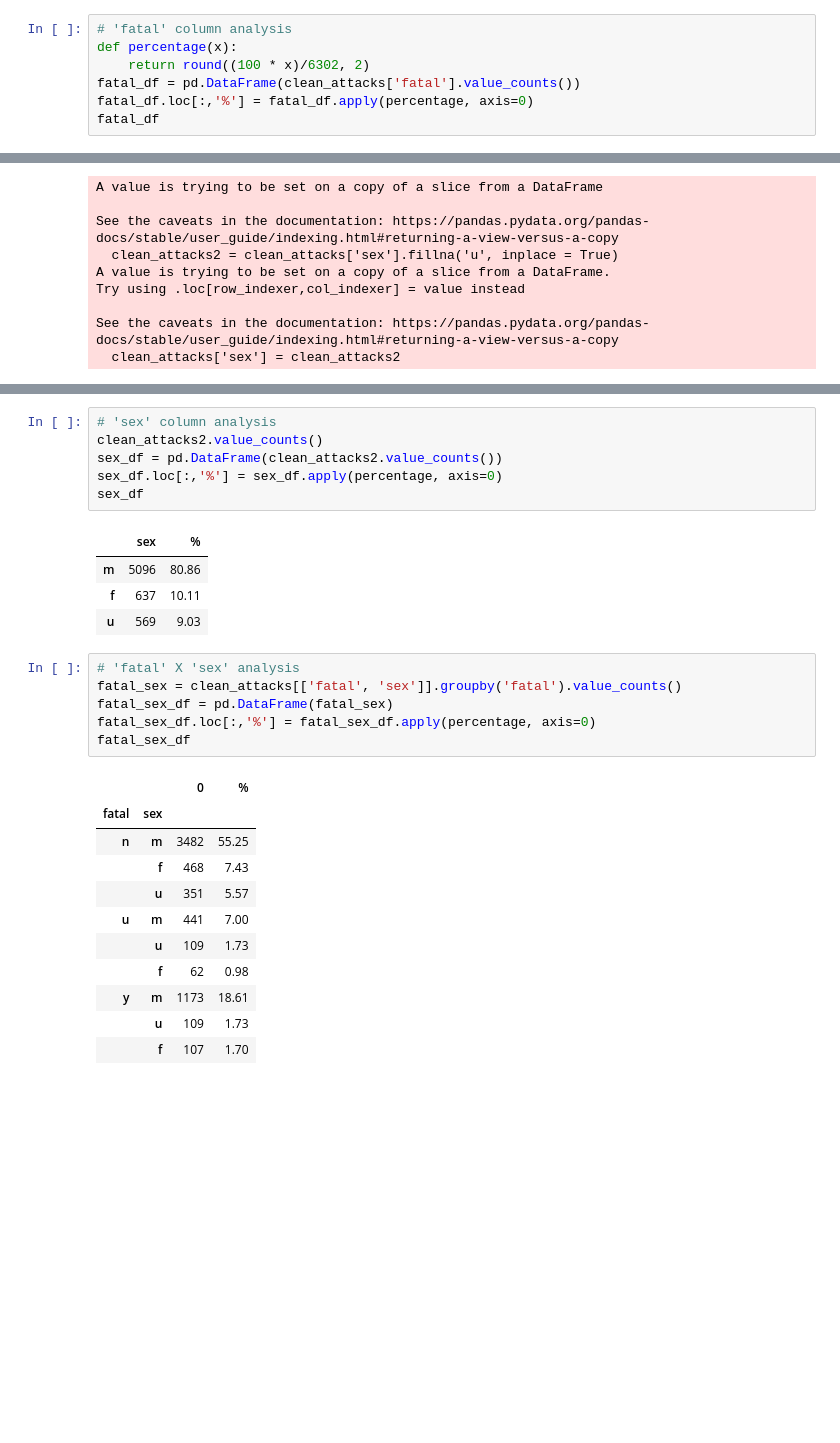
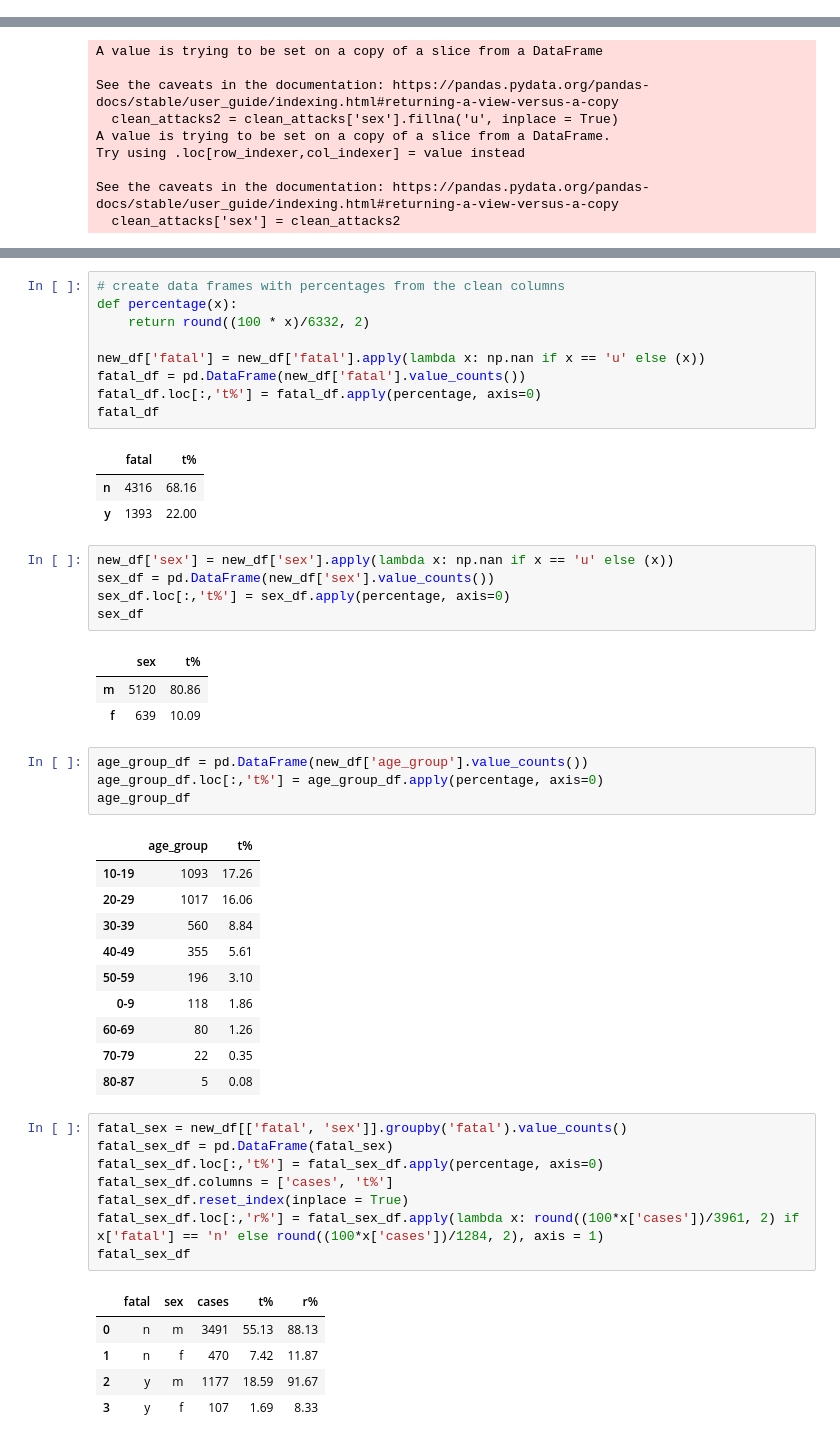
Before and after one commit to vdechen/DataCleaning_SharkAttack, a Jupyter notebook: SharkAttack.ipynb, the cells around one changed output, grey strips where cells are left out. Cells and saved outputs as stored; diff of their text form; blank space fills up the shorter version.

```diff
--- a/SharkAttack.ipynb
+++ b/SharkAttack.ipynb
@@ -87,10 +87,3 @@ A value is trying to be set on a copy of a slice from a DataFrame
 
 See the caveats in the documentation: https://pandas.pydata.org/pandas-docs/stable/user_guide/indexing.html#returning-a-view-versus-a-copy
   clean_attacks['fatal'].fillna('u', inplace = True)
-# %%
-# 'fatal' column analysis
-def percentage(x):
-    return round((100 * x)/6302, 2)
-fatal_df = pd.DataFrame(clean_attacks['fatal'].value_counts())
-fatal_df.loc[:,'%'] = fatal_df.apply(percentage, axis=0)
-fatal_df
@@ -117,29 +172,51 @@ See the caveats in the documentation: https://pandas.pydata.org/pandas-docs/stab
+# %%
+# create data frames with percentages from the clean columns
+def percentage(x):
+    return round((100 * x)/6332, 2)
+
+new_df['fatal'] = new_df['fatal'].apply(lambda x: np.nan if x == 'u' else (x))
+fatal_df = pd.DataFrame(new_df['fatal'].value_counts())
+fatal_df.loc[:,'t%'] = fatal_df.apply(percentage, axis=0)
+fatal_df
+# %% [output]
+|  | fatal | t% |
+| n | 4316 | 68.16 |
+| y | 1393 | 22.00 |
+# %%
+new_df['sex'] = new_df['sex'].apply(lambda x: np.nan if x == 'u' else (x))
+sex_df = pd.DataFrame(new_df['sex'].value_counts())
+sex_df.loc[:,'t%'] = sex_df.apply(percentage, axis=0)
+sex_df
+# %% [output]
+|  | sex | t% |
+| m | 5120 | 80.86 |
+| f | 639 | 10.09 |
 # %%
-# 'sex' column analysis
-clean_attacks2.value_counts()
-sex_df = pd.DataFrame(clean_attacks2.value_counts())
-sex_df.loc[:,'%'] = sex_df.apply(percentage, axis=0)
-sex_df
+age_group_df = pd.DataFrame(new_df['age_group'].value_counts())
+age_group_df.loc[:,'t%'] = age_group_df.apply(percentage, axis=0)
+age_group_df
 # %% [output]
-|  | sex | % |
-| m | 5096 | 80.86 |
-| f | 637 | 10.11 |
-| u | 569 | 9.03 |
+|  | age_group | t% |
+| 10-19 | 1093 | 17.26 |
+| 20-29 | 1017 | 16.06 |
+| 30-39 | 560 | 8.84 |
+| 40-49 | 355 | 5.61 |
+| 50-59 | 196 | 3.10 |
+| 0-9 | 118 | 1.86 |
+| 60-69 | 80 | 1.26 |
+| 70-79 | 22 | 0.35 |
+| 80-87 | 5 | 0.08 |
 # %%
-# 'fatal' X 'sex' analysis
-fatal_sex = clean_attacks[['fatal', 'sex']].groupby('fatal').value_counts()
+fatal_sex = new_df[['fatal', 'sex']].groupby('fatal').value_counts()
 fatal_sex_df = pd.DataFrame(fatal_sex)
-fatal_sex_df.loc[:,'%'] = fatal_sex_df.apply(percentage, axis=0)
+fatal_sex_df.loc[:,'t%'] = fatal_sex_df.apply(percentage, axis=0)
+fatal_sex_df.columns = ['cases', 't%']
+fatal_sex_df.reset_index(inplace = True)
+fatal_sex_df.loc[:,'r%'] = fatal_sex_df.apply(lambda x: round((100*x['cases'])/3961, 2) if x['fatal'] == 'n' else round((100*x['cases'])/1284, 2), axis = 1)
 fatal_sex_df
 # %% [output]
-|  |  | 0 | % |
-| fatal | sex |  |  |
-| n | m | 3482 | 55.25 |
-|  | f | 468 | 7.43 |
-|  | u | 351 | 5.57 |
-| u | m | 441 | 7.00 |
-|  | u | 109 | 1.73 |
-|  | f | 62 | 0.98 |
-| y | m | 1173 | 18.61 |
-|  | u | 109 | 1.73 |
-|  | f | 107 | 1.70 |
+|  | fatal | sex | cases | t% | r% |
+| 0 | n | m | 3491 | 55.13 | 88.13 |
+| 1 | n | f | 470 | 7.42 | 11.87 |
+| 2 | y | m | 1177 | 18.59 | 91.67 |
+| 3 | y | f | 107 | 1.69 | 8.33 |
```
Also changed, not shown: parts of 15 cells of this notebook.
